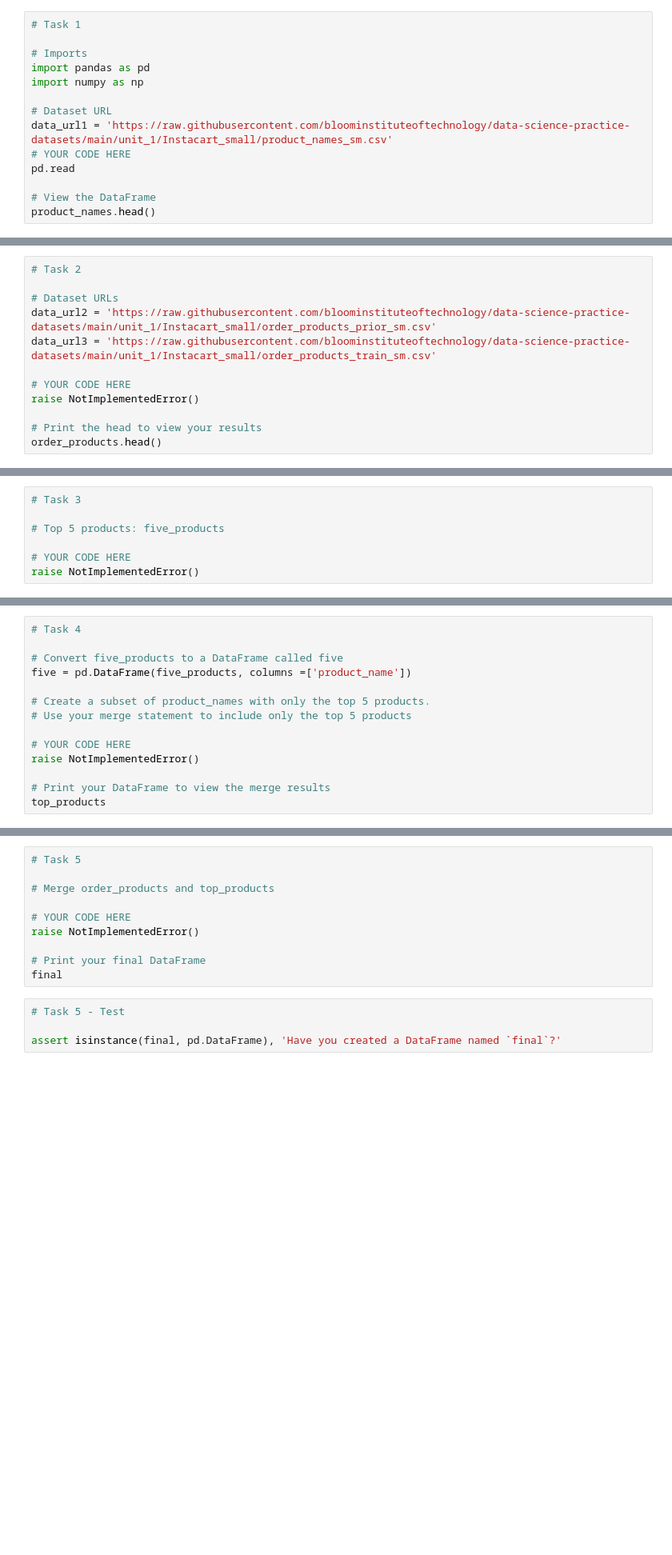
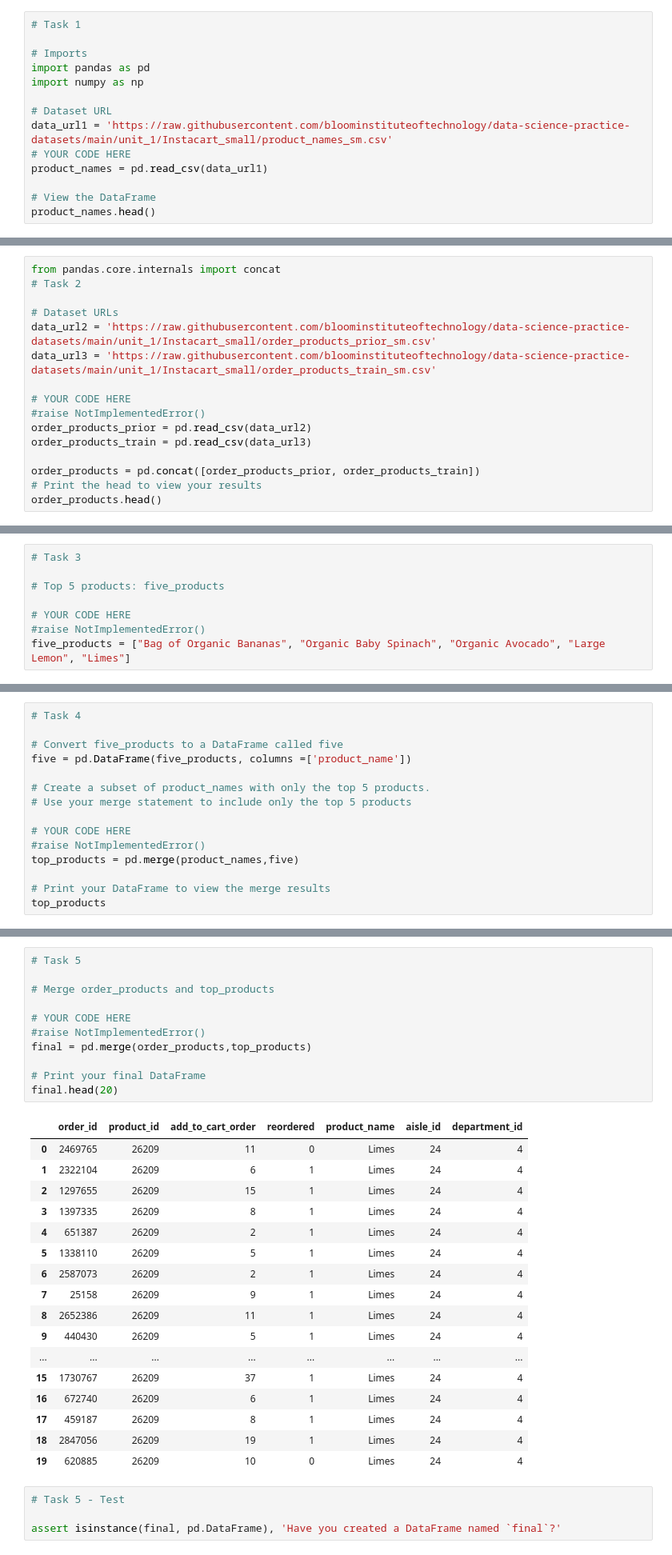
Before and after one commit to sikoh/DS-Data-Wrangling-and-Storytelling, a Jupyter notebook: Join-And-Reshape-Data/DS_JoinAndReshapeData_Homework.ipynb, the cells around one changed output, grey strips where cells are left out. Shown: that part at 80% size. Saved outputs shown, nothing was run; the diff lists cells and outputs as text; blank space fills up the shorter version.

```diff
--- a/Join-And-Reshape-Data/DS_JoinAndReshapeData_Homework.ipynb
+++ b/Join-And-Reshape-Data/DS_JoinAndReshapeData_Homework.ipynb
@@ -47,7 +47,7 @@ import numpy as np
 # Dataset URL
 data_url1 = 'https://raw.githubusercontent.com/bloominstituteoftechnology/data-science-practice-datasets/main/unit_1/Instacart_small/product_names_sm.csv'
 # YOUR CODE HERE
-pd.read
+product_names = pd.read_csv(data_url1)
 
 # View the DataFrame
 product_names.head()
@@ -65,6 +76,7 @@ Next, we're going to load two additional CSV files. The URLs have been provided
 * Load the CSV file at `data_url3` into a DataFrame called `order_products_train`.
 * Concatenate `order_products_prior` and `order_products_train` into one DataFrame called `order_products`.
 # %%
+from pandas.core.internals import concat
 # Task 2
 
 # Dataset URLs
@@ -72,7 +84,10 @@ data_url2 = 'https://raw.githubusercontent.com/bloominstituteoftechnology/data-s
 data_url3 = 'https://raw.githubusercontent.com/bloominstituteoftechnology/data-science-practice-datasets/main/unit_1/Instacart_small/order_products_train_sm.csv'
 
 # YOUR CODE HERE
-raise NotImplementedError()
+#raise NotImplementedError()
+order_products_prior = pd.read_csv(data_url2)
+order_products_train = pd.read_csv(data_url3)
 
+order_products = pd.concat([order_products_prior, order_products_train])
 # Print the head to view your results
 order_products.head()
@@ -95,4 +121,5 @@ We're going to create a list of the top five products - we've already determined
 # Top 5 products: five_products
 
 # YOUR CODE HERE
-raise NotImplementedError()
+#raise NotImplementedError()
+five_products = ["Bag of Organic Bananas", "Organic Baby Spinach", "Organic Avocado", "Large Lemon", "Limes"]
@@ -119,7 +154,8 @@ five = pd.DataFrame(five_products, columns =['product_name'])
 # Use your merge statement to include only the top 5 products
 
 # YOUR CODE HERE
-raise NotImplementedError()
+#raise NotImplementedError()
+top_products = pd.merge(product_names,five)
 
 # Print your DataFrame to view the merge results
 top_products
@@ -136,13 +179,32 @@ Now we're going to merge the first DataFrame we created (`order_products`) with
 # %%
 # Task 5
 
 # Merge order_products and top_products
 
 # YOUR CODE HERE
-raise NotImplementedError()
+#raise NotImplementedError()
+final = pd.merge(order_products,top_products)
 
 # Print your final DataFrame
-final
+final.head(20)
+# %% [output]
+|  | order_id | product_id | add_to_cart_order | reordered | product_name | aisle_id | department_id |
+| 0 | 2469765 | 26209 | 11 | 0 | Limes | 24 | 4 |
+| 1 | 2322104 | 26209 | 6 | 1 | Limes | 24 | 4 |
+| 2 | 1297655 | 26209 | 15 | 1 | Limes | 24 | 4 |
+| 3 | 1397335 | 26209 | 8 | 1 | Limes | 24 | 4 |
+| 4 | 651387 | 26209 | 2 | 1 | Limes | 24 | 4 |
+| 5 | 1338110 | 26209 | 5 | 1 | Limes | 24 | 4 |
+| 6 | 2587073 | 26209 | 2 | 1 | Limes | 24 | 4 |
+| 7 | 25158 | 26209 | 9 | 1 | Limes | 24 | 4 |
+| 8 | 2652386 | 26209 | 11 | 1 | Limes | 24 | 4 |
+| 9 | 440430 | 26209 | 5 | 1 | Limes | 24 | 4 |
+| ... | ... | ... | ... | ... | ... | ... | ... |
+| 15 | 1730767 | 26209 | 37 | 1 | Limes | 24 | 4 |
+| 16 | 672740 | 26209 | 6 | 1 | Limes | 24 | 4 |
+| 17 | 459187 | 26209 | 8 | 1 | Limes | 24 | 4 |
+| 18 | 2847056 | 26209 | 19 | 1 | Limes | 24 | 4 |
+| 19 | 620885 | 26209 | 10 | 0 | Limes | 24 | 4 |
 # %%
 # Task 5 - Test
 
```
Also changed, not shown: parts of 13 cells of this notebook.
